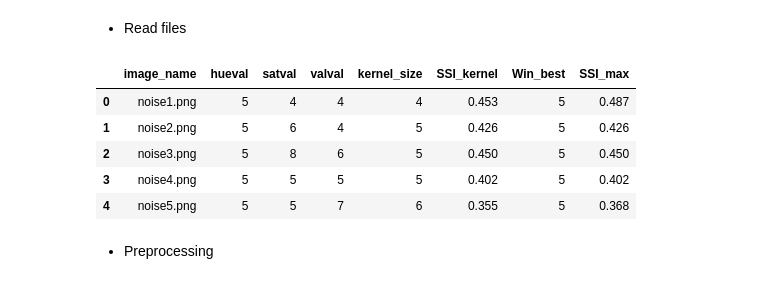
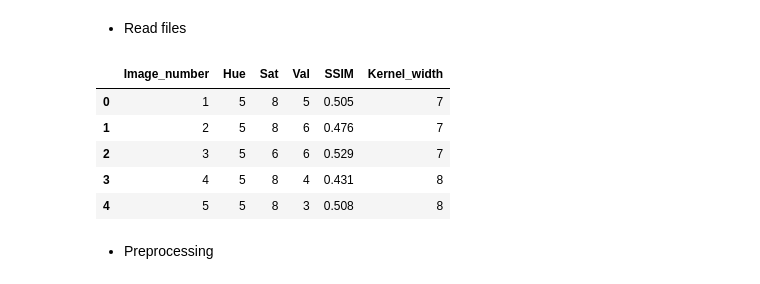
Before and after one commit to Rohanmrao/Image-Despeckling, a Jupyter notebook: main_model.ipynb, the cells around one changed output. Cells and saved outputs as stored; diff of their text form; code cells hidden in the pictures.

Commit message:
now uses the new dataset

```diff
--- a/main_model.ipynb
+++ b/main_model.ipynb
@@ -23,15 +23,15 @@ from sklearn.ensemble import AdaBoostClassifier
 # %% [markdown]
 - Read files
 # %%
-dataframe = pd.read_csv("C:/Users/Rohan Mahesh Rao/Desktop/DIP_project/spreadsheets/Specklefilter_Data_actual.csv")
+dataframe = pd.read_csv("C:/Users/Rohan Mahesh Rao/Desktop/Dip/Image-Despeckling/spreadsheets/Dataset_new.csv")
 dataframe.head()
 # %% [output]
-|  | image_name | hueval | satval | valval | kernel_size | SSI_kernel | Win_best | SSI_max |
-| 0 | noise1.png | 5 | 4 | 4 | 4 | 0.453 | 5 | 0.487 |
-| 1 | noise2.png | 5 | 6 | 4 | 5 | 0.426 | 5 | 0.426 |
-| 2 | noise3.png | 5 | 8 | 6 | 5 | 0.450 | 5 | 0.450 |
-| 3 | noise4.png | 5 | 5 | 5 | 5 | 0.402 | 5 | 0.402 |
-| 4 | noise5.png | 5 | 5 | 7 | 6 | 0.355 | 5 | 0.368 |
+|  | Image_number | Hue | Sat | Val | SSIM | Kernel_width |
+| 0 | 1 | 5 | 8 | 5 | 0.505 | 7 |
+| 1 | 2 | 5 | 8 | 6 | 0.476 | 7 |
+| 2 | 3 | 5 | 6 | 6 | 0.529 | 7 |
+| 3 | 4 | 5 | 8 | 4 | 0.431 | 8 |
+| 4 | 5 | 5 | 8 | 3 | 0.508 | 8 |
 # %% [markdown]
 - Preprocessing
 # %%
```
Also changed, not shown: parts of 1 cell of this notebook.
